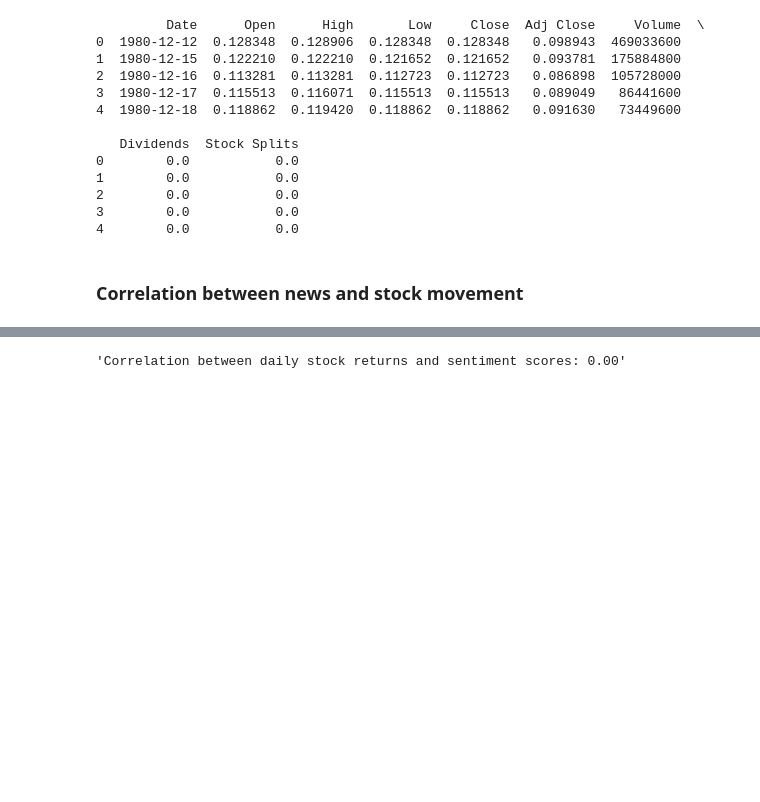
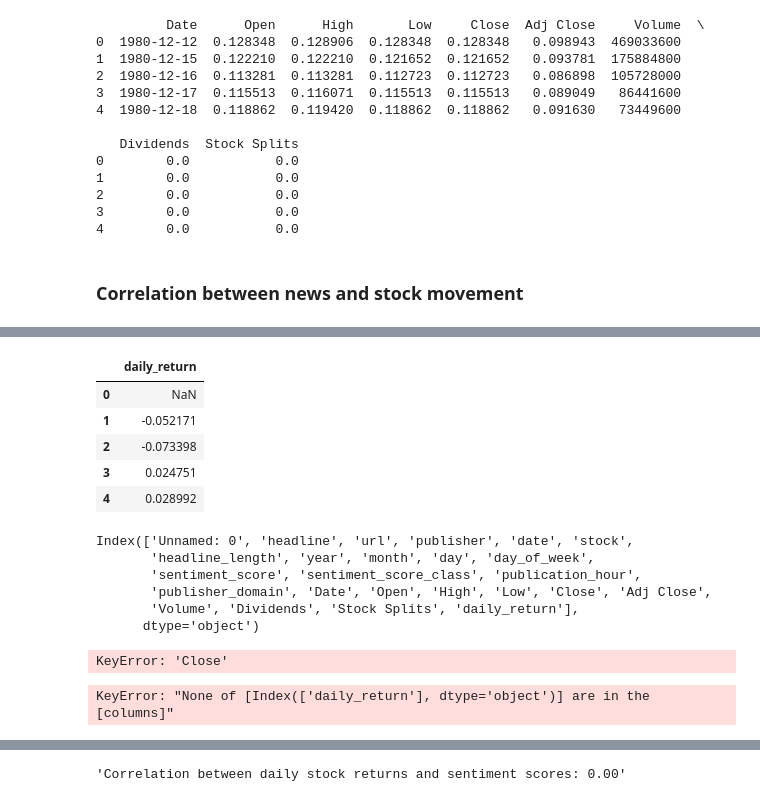
Before and after one commit to amannnnnyyyy/Stock-Price-Prediction, a Jupyter notebook: notebooks/analysis.ipynb, the cells around one changed output, grey strips where cells are left out. Cells and saved outputs as stored; diff of their text form; code cells hidden in the pictures; blank space fills up the shorter version.

```diff
--- a/notebooks/analysis.ipynb
+++ b/notebooks/analysis.ipynb
@@ -770,3 +834,40 @@ display(aligned_data)
+# %%
+aligned_data.head()
+# %% [output]
+|  | daily_return |
+| 0 | NaN |
+| 1 | -0.052171 |
+| 2 | -0.073398 |
+| 3 | 0.024751 |
+| 4 | 0.028992 |
+# %%
+
+print(aligned_data.columns)
+# %% [output]
+Index(['Unnamed: 0', 'headline', 'url', 'publisher', 'date', 'stock',
+       'headline_length', 'year', 'month', 'day', 'day_of_week',
+       'sentiment_score', 'sentiment_score_class', 'publication_hour',
+       'publisher_domain', 'Date', 'Open', 'High', 'Low', 'Close', 'Adj Close',
+       'Volume', 'Dividends', 'Stock Splits', 'daily_return'],
+      dtype='object')
+# %%
+aligned_data['daily_return'] = aligned_data['Close'].pct_change()
+stock_data['AAPL']['daily_return'] = stock_data['AAPL']['Close'].pct_change()
+
+daily_sentiment = aligned_data.groupby('date')['sentiment_score'].mean().reset_index()
+daily_sentiment['date'] = pd.to_datetime(daily_sentiment['date'],format='ISO8601').dt.tz_localize(None)
+# %% [output]
+KeyError: 'Close'
+# %%
+# aligned_data['date'] = pd.to_datetime(aligned_data['date'],format='ISO8601').dt.tz_localize(None)
+
+aligned_data = stock_data['AAPL'][['daily_return']]
+aligned_data['date'] = pd.to_datetime(aligned_data['date']).dt.tz_localize(None)
+
+final_df = pd.merge(daily_sentiment, aligned_data['date', 'daily_return'], on='date')
+final_df.dropna(inplace=True)
+# %% [output]
+KeyError: "None of [Index(['daily_return'], dtype='object')] are in the [columns]"
 # %%
 from scripts.getSentiment import get_sentiment
 from scripts.getSentiment import classify_sentiment_score
```
Also changed, not shown: parts of 14 cells of this notebook.
